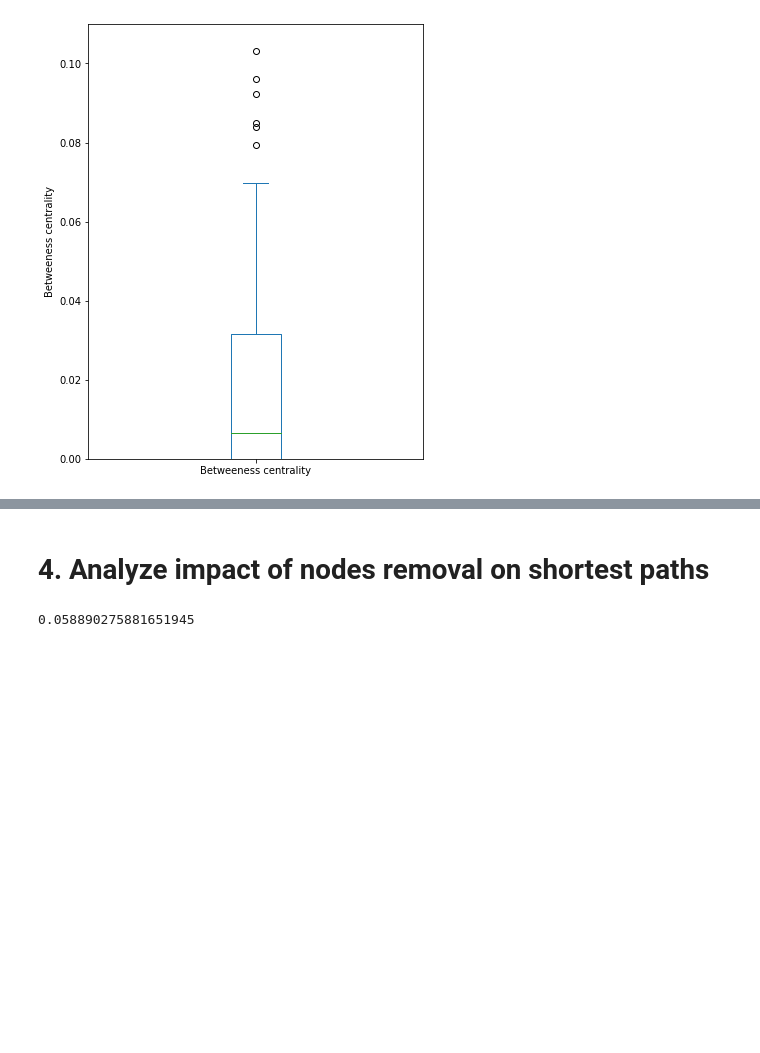
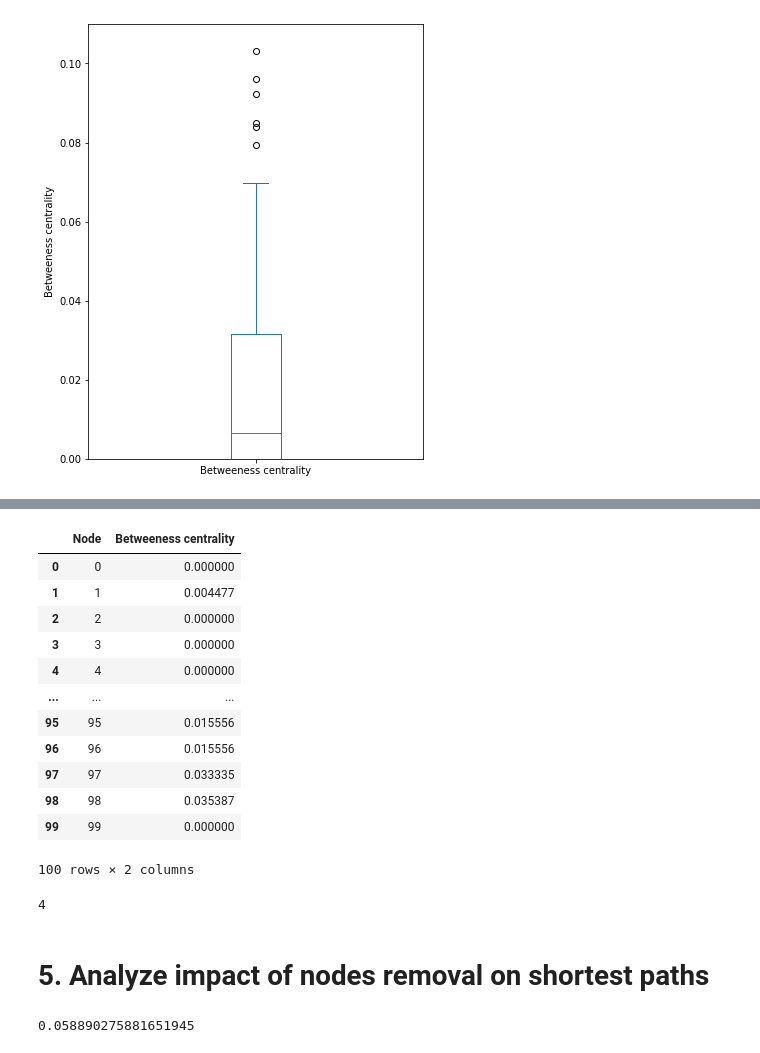
Before and after one commit to eakopyan/SwarmPy_Simulator, a Jupyter notebook: src/critical_nodes.ipynb, the cells around one changed output, grey strips where cells are left out. Cells and saved outputs as stored; diff of their text form; code cells hidden in the pictures; blank space fills up the shorter version.

```diff
--- a/src/critical_nodes.ipynb
+++ b/src/critical_nodes.ipynb
@@ -142,6 +141,0 @@ with tqdm(total=len(swarm_topo.keys()), desc='Neighbor matrix') as pbar:
-# %%
-swarm_topo[T_LOW].reset_groups()
-groups = MDRW(swarm_topo[T_LOW], n=10)
-
-for id, group in groups.items():
-    print('Group '+str(id)+':', [n.id for n in group])
@@ -246,5 +343,26 @@ df_bc.plot(
+# %%
+df_group = pd.DataFrame(group_betweeness_centrality(groups, graph))
+df_group
+# %% [output]
+|  | Node | Betweeness centrality |
+| 0 | 0 | 0.000000 |
+| 1 | 1 | 0.004477 |
+| 2 | 2 | 0.000000 |
+| 3 | 3 | 0.000000 |
+| 4 | 4 | 0.000000 |
+| ... | ... | ... |
+| 95 | 95 | 0.015556 |
+| 96 | 96 | 0.015556 |
+| 97 | 97 | 0.033335 |
+| 98 | 98 | 0.035387 |
+| 99 | 99 | 0.000000 |
+100 rows × 2 columns
+# %%
+len(df_group[df_group['Betweeness centrality']>=0.05]['Betweeness centrality'])
+# %% [output]
+4
 # %% [markdown]
-# 4. Analyze impact of nodes removal on shortest paths
+# 5. Analyze impact of nodes removal on shortest paths
 # %%
 thresh = df_bc['Betweeness centrality'].quantile(0.9)
 print(thresh)
```
Also changed, not shown: parts of 15 cells of this notebook, 1 other file.
